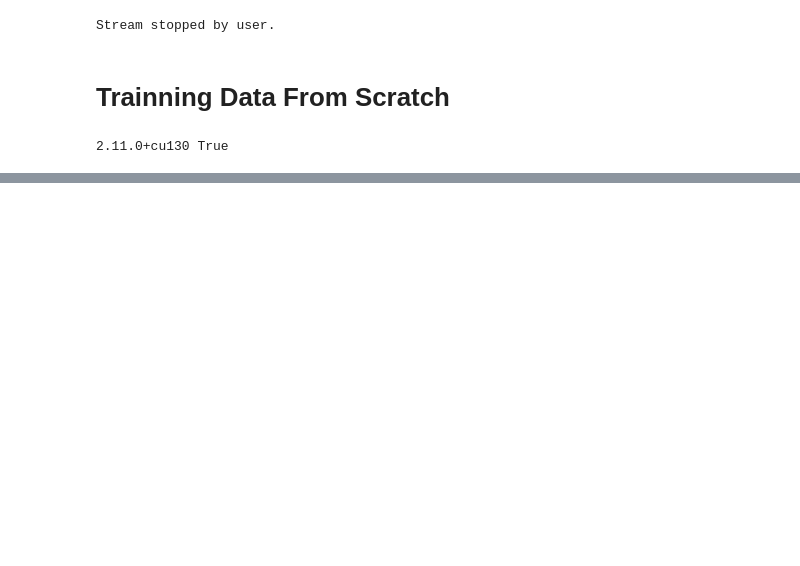
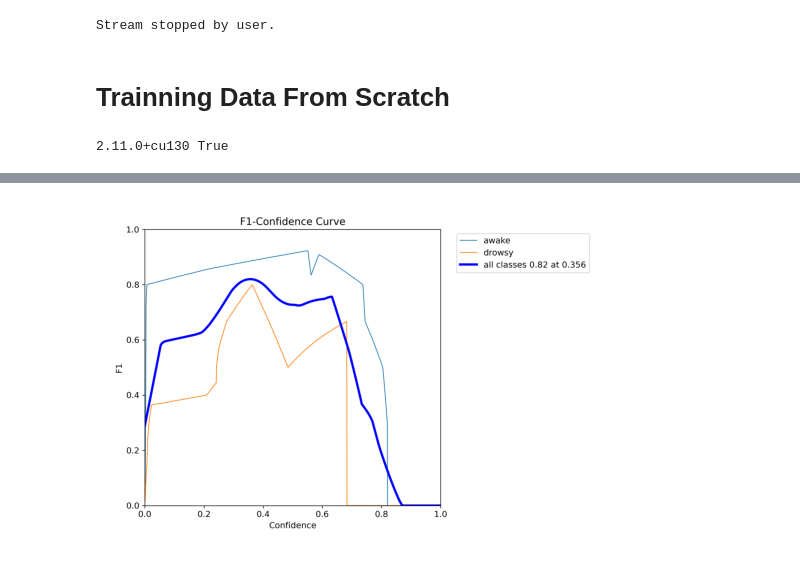
Before and after one commit to Bishesh-P/Drowsiness-Detection-Using-YOLO, a Jupyter notebook: Drowsiness_Detection.ipynb, the cells around one changed output, grey strips where cells are left out. Drawn from its saved outputs; the diff is of its cells as text; code cells hidden in the pictures; blank space fills up the shorter version.

```diff
--- a/Drowsiness_Detection.ipynb
+++ b/Drowsiness_Detection.ipynb
@@ -255,0 +382,8 @@ eval_js('stopCam()')
+# %%
+img_path = '/content/yolov5/runs/train/exp/F1_curve.png'
+img_data = plt.imread(img_path)
+plt.imshow(img_data)
+plt.axis('off')
+plt.show()
+# %% [output]
+[figure, added]
```
Also changed, not shown: parts of 13 cells of this notebook.
